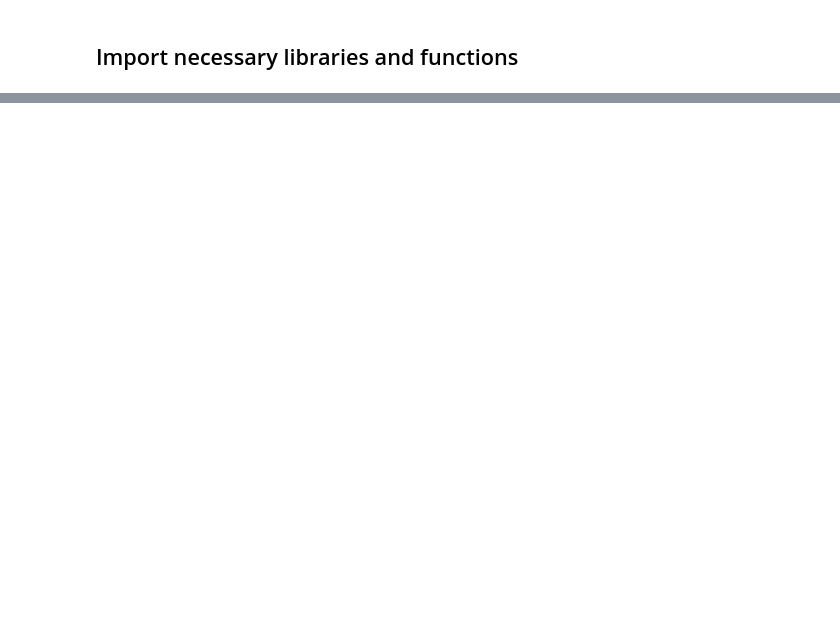
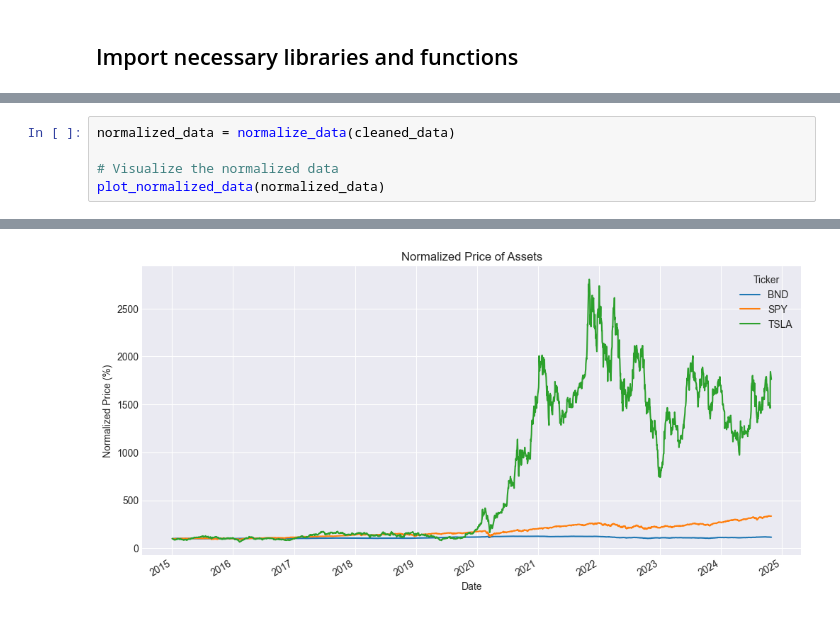
Before and after one commit to AmanReshid/PortfolioForecast-Optimizer, a Jupyter notebook: noteboos/Data_Preprocessing.ipynb, the cells around one changed output, grey strips where cells are left out. Saved outputs shown, nothing was run; the diff lists cells and outputs as text; blank space fills up the shorter version.

```diff
--- a/noteboos/Data_Preprocessing.ipynb
+++ b/noteboos/Data_Preprocessing.ipynb
@@ -44,0 +77,6 @@ plot_daily_returns(daily_returns)
+# %%
+normalized_data = normalize_data(cleaned_data)
+
+# Visualize the normalized data
+plot_normalized_data(normalized_data)
+# %% [output]
@@ -44,0 +85 @@ plot_daily_returns(daily_returns)
+[figure, added]
```
Also changed, not shown: parts of 31 cells of this notebook, 2 other files.
